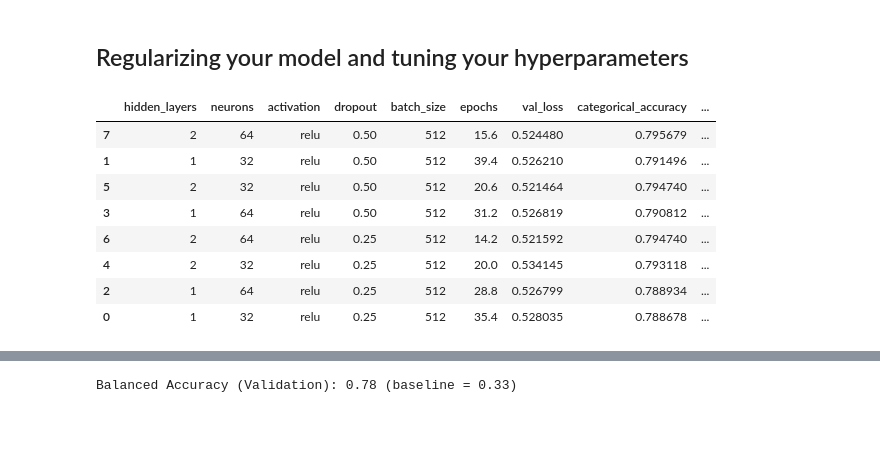
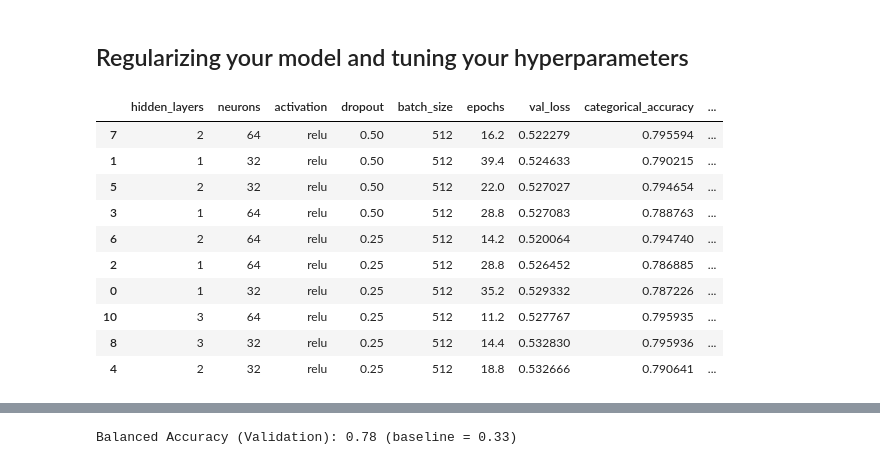
Before and after one commit to sreent/neural-networks-old, a Jupyter notebook: Twitter US Airline Sentiment - NLP Example.ipynb, the cells around one changed output, grey strips where cells are left out. Saved outputs shown, nothing was run; the diff lists cells and outputs as text; code cells hidden in the pictures; blank space fills up the shorter version.

```diff
--- a/Twitter US Airline Sentiment - NLP Example.ipynb
+++ b/Twitter US Airline Sentiment - NLP Example.ipynb
@@ -409,17 +417,19 @@ stats = grid_search_cv(X_train, y_train,
                        epochs=EPOCHS, callbacks=[EARLY_STOP], seed=SEED,
                        addon_metrics=addon_metrics, order=orders)
 # %%
-stats.sort_values(by=['balanced_accuracy'], ascending=False).head(10)
+stats.sort_values(by=['auc'], ascending=False).head(10)
 # %% [output]
 |  | hidden_layers | neurons | activation | dropout | batch_size | epochs | val_loss | categorical_accuracy | ... |
-| 7 | 2 | 64 | relu | 0.50 | 512 | 15.6 | 0.524480 | 0.795679 | ... |
-| 1 | 1 | 32 | relu | 0.50 | 512 | 39.4 | 0.526210 | 0.791496 | ... |
-| 5 | 2 | 32 | relu | 0.50 | 512 | 20.6 | 0.521464 | 0.794740 | ... |
-| 3 | 1 | 64 | relu | 0.50 | 512 | 31.2 | 0.526819 | 0.790812 | ... |
-| 6 | 2 | 64 | relu | 0.25 | 512 | 14.2 | 0.521592 | 0.794740 | ... |
-| 4 | 2 | 32 | relu | 0.25 | 512 | 20.0 | 0.534145 | 0.793118 | ... |
-| 2 | 1 | 64 | relu | 0.25 | 512 | 28.8 | 0.526799 | 0.788934 | ... |
-| 0 | 1 | 32 | relu | 0.25 | 512 | 35.4 | 0.528035 | 0.788678 | ... |
+| 7 | 2 | 64 | relu | 0.50 | 512 | 16.2 | 0.522279 | 0.795594 | ... |
+| 1 | 1 | 32 | relu | 0.50 | 512 | 39.4 | 0.524633 | 0.790215 | ... |
+| 5 | 2 | 32 | relu | 0.50 | 512 | 22.0 | 0.527027 | 0.794654 | ... |
+| 3 | 1 | 64 | relu | 0.50 | 512 | 28.8 | 0.527083 | 0.788763 | ... |
+| 6 | 2 | 64 | relu | 0.25 | 512 | 14.2 | 0.520064 | 0.794740 | ... |
+| 2 | 1 | 64 | relu | 0.25 | 512 | 28.8 | 0.526452 | 0.786885 | ... |
+| 0 | 1 | 32 | relu | 0.25 | 512 | 35.2 | 0.529332 | 0.787226 | ... |
+| 10 | 3 | 64 | relu | 0.25 | 512 | 11.2 | 0.527767 | 0.795935 | ... |
+| 8 | 3 | 32 | relu | 0.25 | 512 | 14.4 | 0.532830 | 0.795936 | ... |
+| 4 | 2 | 32 | relu | 0.25 | 512 | 18.8 | 0.532666 | 0.790641 | ... |
 # %%
 opt_model = deep_neural_network(hidden_layers=1, hidden_neurons=32,
                                 dropout=0.5, activation='relu',
```
Also changed, not shown: parts of 13 cells of this notebook, 1 other file.
